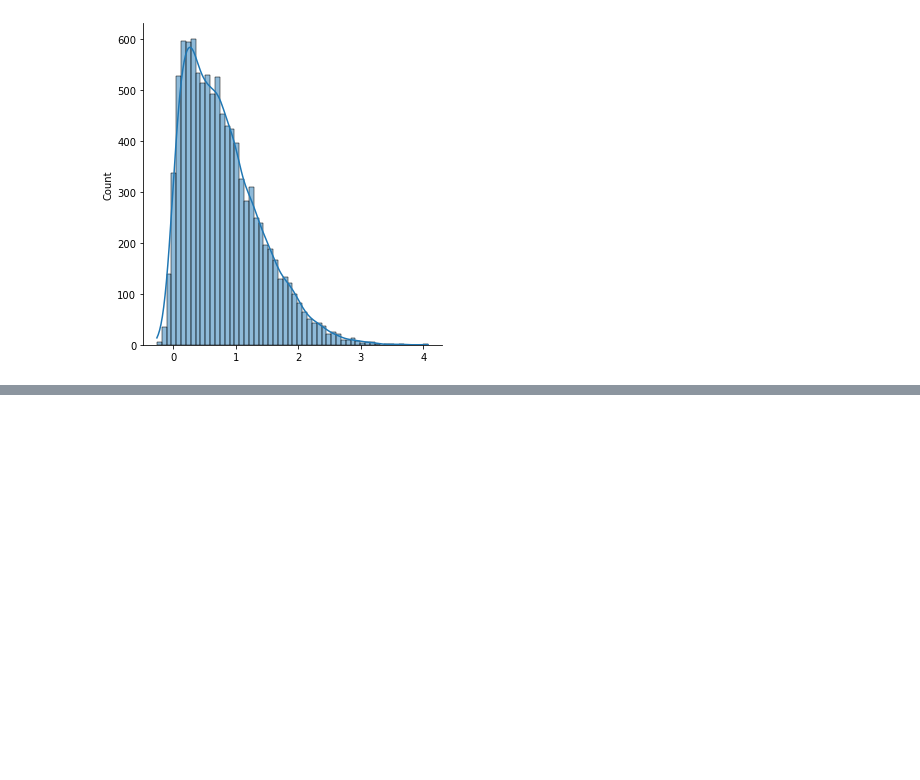
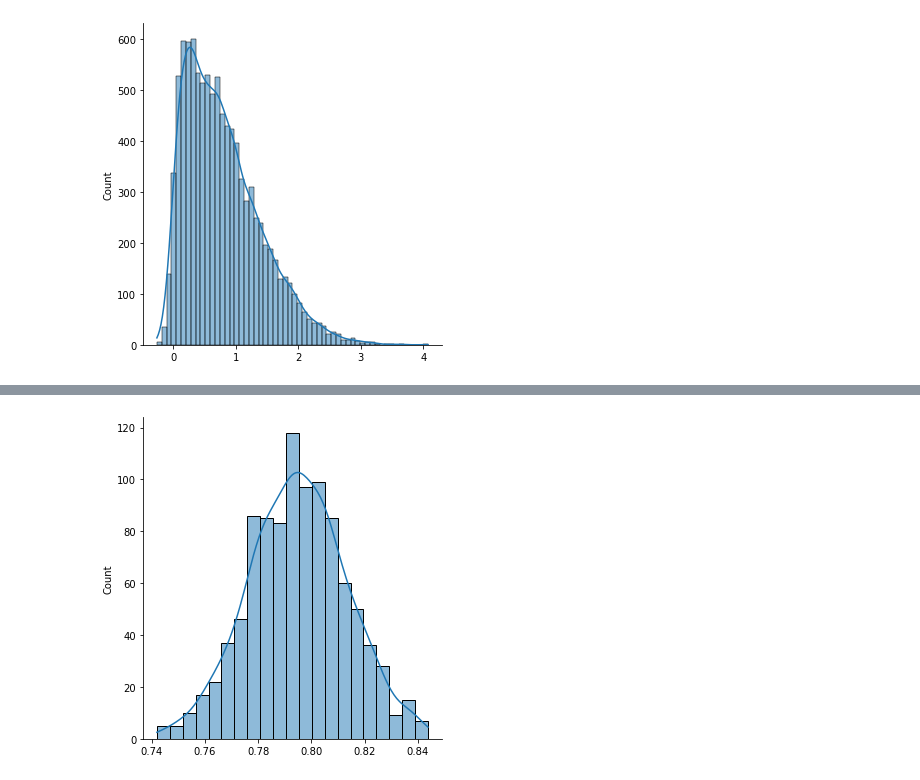
Before and after one commit to Shemnderitu/Statisticsfordatascience, a Jupyter notebook: Prac3.ipynb, the cells around one changed output, grey strips where cells are left out. Cells and saved outputs as stored; diff of their text form; code cells hidden in the pictures; blank space fills up the shorter version.

```diff
--- a/Prac3.ipynb
+++ b/Prac3.ipynb
@@ -158,0 +163,4 @@ sns.displot(s, kde=True)
+# %%
+_ = sns.displot(sample_mean_calculator(s, 1000, 1000), kde=True)
+# %% [output]
+[figure, added]
```
Also changed, not shown: parts of 1 cell of this notebook.
